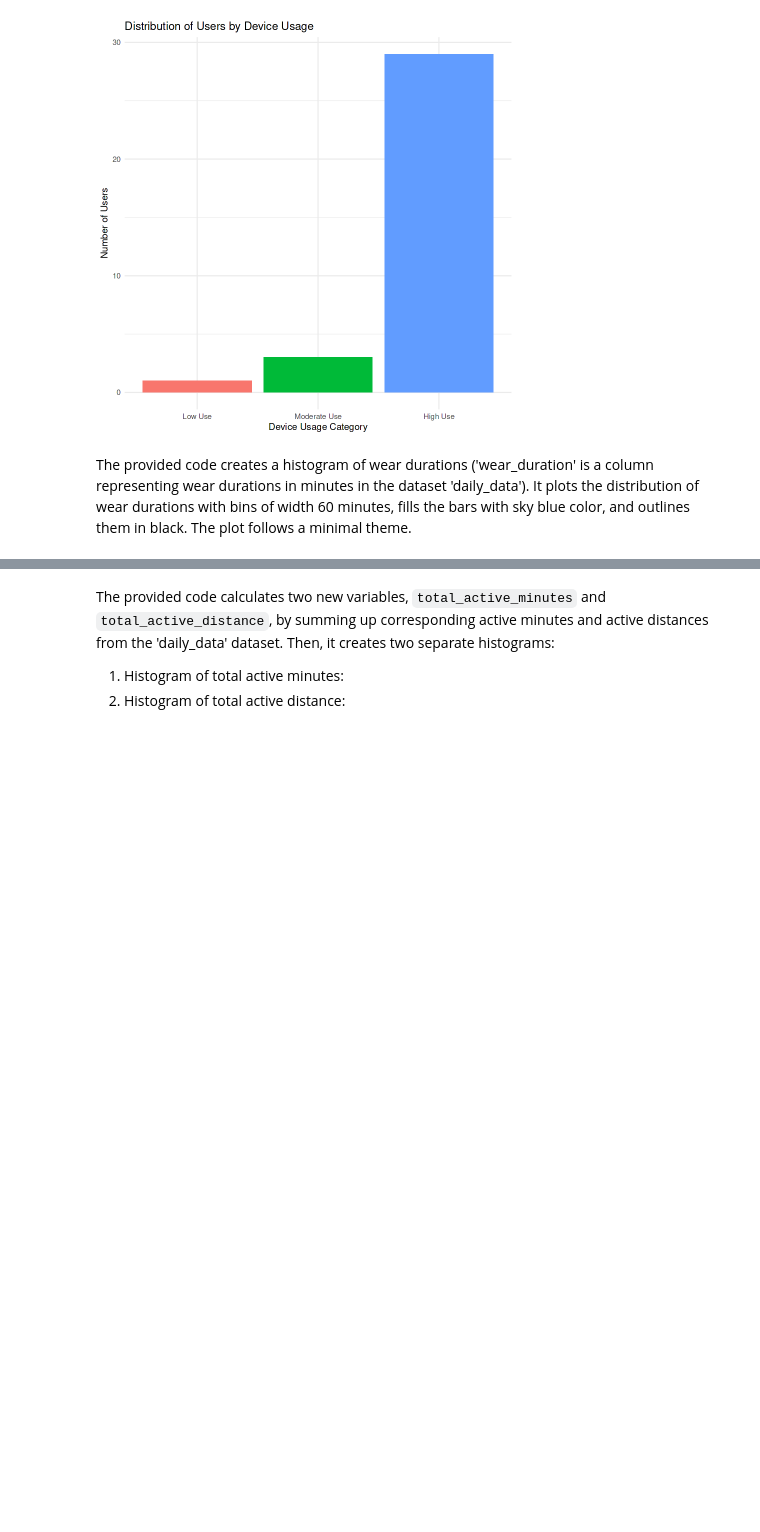
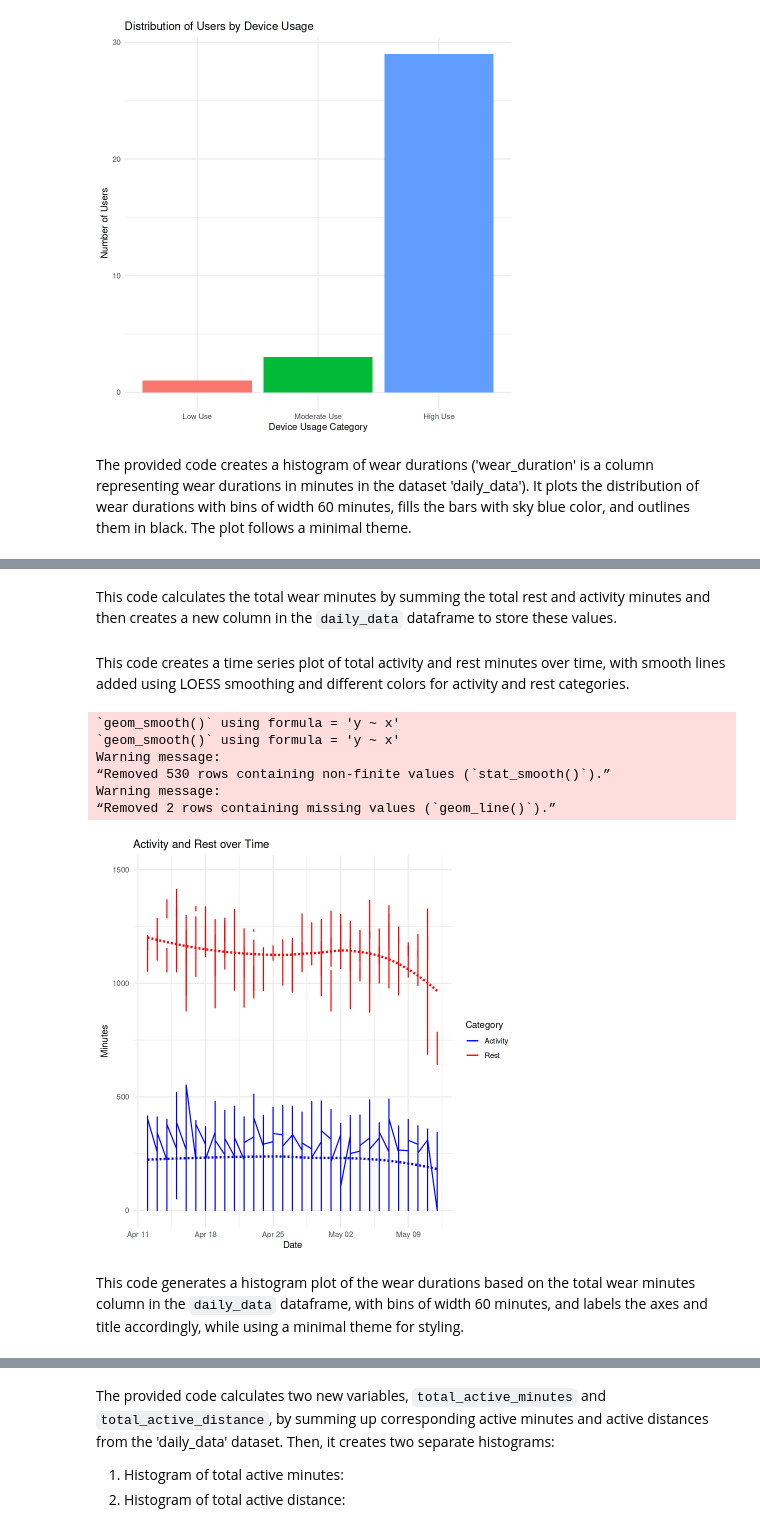
Before and after one commit to Isaac-Ndirangu-Muturi-749/FitBit_Tracker_Insights__Unveiling-Trends-in-Wellness-Technology-Consumer-Behavior, a Jupyter notebook: R_notebook.ipynb, the cells around one changed output, grey strips where cells are left out. Drawn from its saved outputs; the diff is of its cells as text; code cells hidden in the pictures; blank space fills up the shorter version.

```diff
--- a/R_notebook.ipynb
+++ b/R_notebook.ipynb
@@ -773,3 +758,35 @@ The provided code creates a histogram of wear durations ('wear_duration' is a co
+# %% [markdown]
+This code calculates the total wear minutes by summing the total rest and activity minutes and then creates a new column in the `daily_data` dataframe to store these values.
+# %%
+# Create a new column for total minutes of activity
+daily_data$total_activity_minutes <- daily_data$very_active_minutes + daily_data$fairly_active_minutes + daily_data$lightly_active_minutes
+
+# Create a new column for total minutes of rest
+daily_data$total_rest_minutes <- daily_data$sedentary_minutes + daily_data$total_minutes_asleep
+
+daily_data$total_wear_minutes <- daily_data$total_rest_minutes + daily_data$total_activity_minutes
+# %% [markdown]
+This code creates a time series plot of total activity and rest minutes over time, with smooth lines added using LOESS smoothing and different colors for activity and rest categories.
+# %%
+# Time series plot for activity and rest with smooth lines
+ggplot(daily_data, aes(x = date)) +
+  geom_line(aes(y = total_activity_minutes, color = "Activity")) +
+  geom_line(aes(y = total_rest_minutes, color = "Rest")) +
+  geom_smooth(aes(y = total_activity_minutes), method = "loess", se = FALSE, color = "blue", linetype = "dashed") +
+  geom_smooth(aes(y = total_rest_minutes), method = "loess", se = FALSE, color = "red", linetype = "dashed") +
+  labs(x = "Date", y = "Minutes", color = "Category", title = "Activity and Rest over Time") +
+  scale_color_manual(values = c("blue", "red")) +
+  theme_minimal()
+# %% [output]
+`geom_smooth()` using formula = 'y ~ x'
+`geom_smooth()` using formula = 'y ~ x'
+Warning message:
+“Removed 530 rows containing non-finite values (`stat_smooth()`).”
+Warning message:
+“Removed 2 rows containing missing values (`geom_line()`).”
+[figure, added]
+# %% [markdown]
+This code generates a histogram plot of the wear durations based on the total wear minutes column in the `daily_data` dataframe, with bins of width 60 minutes, and labels the axes and title accordingly, while using a minimal theme for styling.
 # %%
 # Plot histogram of wear durations
 ggplot(data = daily_data, aes(x = total_wear_minutes)) +
```
Also changed, not shown: parts of 4 cells of this notebook.
